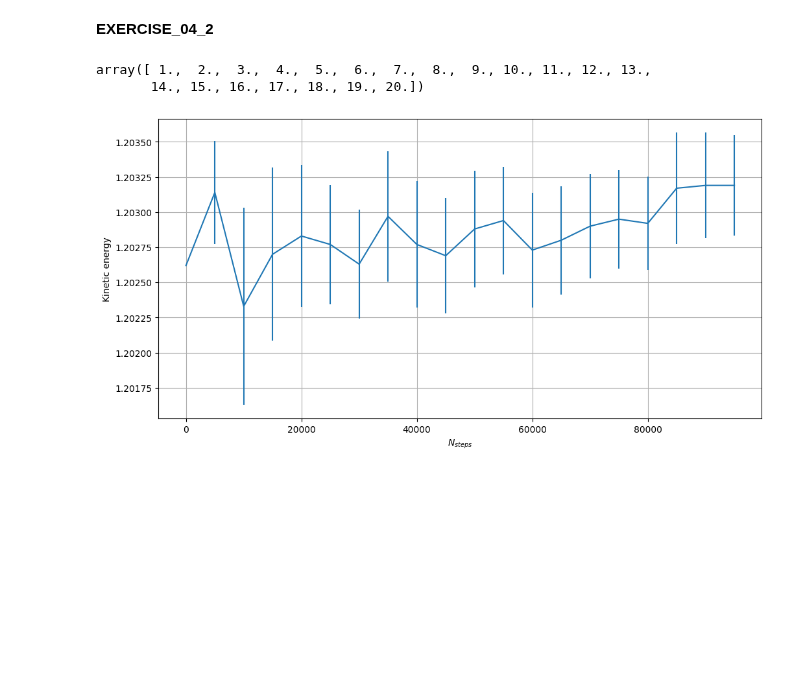
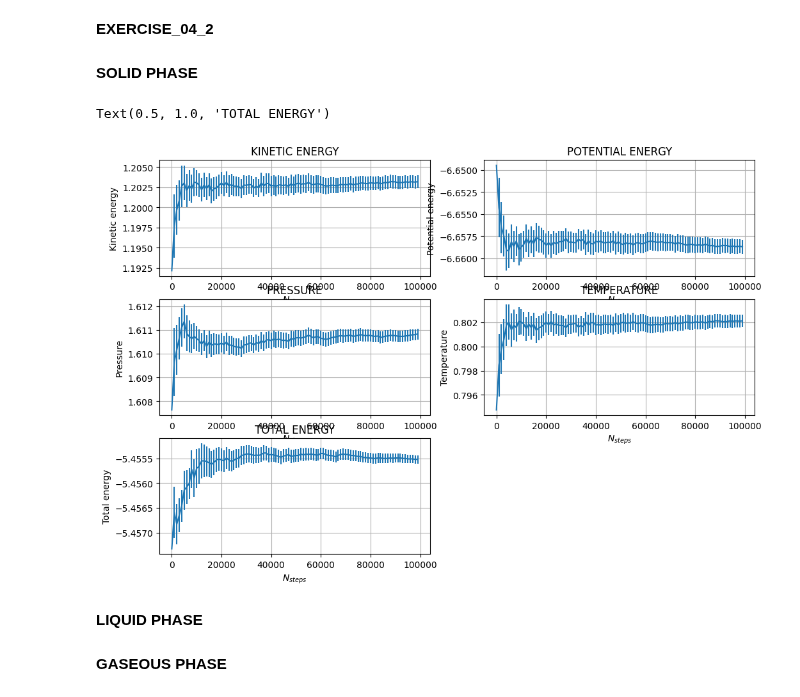
Before and after one commit to francescogrienti/NumericalSimulationLaboratory, a Jupyter notebook: LSN_lecture_04/exercise_4_02/exercise_4_02.ipynb, the cells around one changed output. Drawn from its saved outputs; the diff is of its cells as text; code cells hidden in the pictures; blank space fills up the shorter version.

```diff
--- a/LSN_lecture_04/exercise_4_02/exercise_4_02.ipynb
+++ b/LSN_lecture_04/exercise_4_02/exercise_4_02.ipynb
@@ -7,25 +7,58 @@ import numpy as np
 import math
 import scipy
 import os
+# %% [markdown]
+**SOLID PHASE**
 # %%
-data_solid = np.loadtxt("/home/francesco/NumericalSimulationLaboratory/LSN_lecture_04/exercise_4_02/NSL_SIMULATOR/OUTPUT/OUTPUT_SOLID/kinetic_energy.dat")
+kinetic_energy = np.loadtxt("/home/francesco/NumericalSimulationLaboratory/LSN_lecture_04/exercise_4_02/NSL_SIMULATOR/OUTPUT/OUTPUT_SOLID/kinetic_energy.dat")
+potential_energy = np.loadtxt("/home/francesco/NumericalSimulationLaboratory/LSN_lecture_04/exercise_4_02/NSL_SIMULATOR/OUTPUT/OUTPUT_SOLID/potential_energy.dat")
+pressure = np.loadtxt("/home/francesco/NumericalSimulationLaboratory/LSN_lecture_04/exercise_4_02/NSL_SIMULATOR/OUTPUT/OUTPUT_SOLID/pressure.dat")
+temperature = np.loadtxt("/home/francesco/NumericalSimulationLaboratory/LSN_lecture_04/exercise_4_02/NSL_SIMULATOR/OUTPUT/OUTPUT_SOLID/temperature.dat")
+total_energy = np.loadtxt("/home/francesco/NumericalSimulationLaboratory/LSN_lecture_04/exercise_4_02/NSL_SIMULATOR/OUTPUT/OUTPUT_SOLID/total_energy.dat")
-# %%
-data_solid[:,0]
-# %% [output]
-array([ 1.,  2.,  3.,  4.,  5.,  6.,  7.,  8.,  9., 10., 11., 12., 13.,
-       14., 15., 16., 17., 18., 19., 20.])
 # %%
 M = 100000 #Number of throws
-N = 20 #Number of blocks
+N = 100 #Number of blocks
 L = (int)(M/N)#Number of throws per block
 x = np.arange(N)
 x *= L
 # %%
-plt.figure(figsize=(12,6))
-plt.errorbar(x,data_solid[:,2],yerr=data_solid[:,3])
-plt.xlabel('$N_{steps}$')
-plt.ylabel('Kinetic energy')
-plt.grid(True)
-plt.show()
+fig = plt.figure(figsize=(12,8))
+
+ax_1 = fig.add_subplot(3, 2, 1)
+ax_1.errorbar(x,kinetic_energy[:,2],yerr=kinetic_energy[:,3])
+ax_1.set_xlabel('$N_{steps}$')
+ax_1.set_ylabel('Kinetic energy')
+ax_1.grid(True)
+ax_1.set_title("KINETIC ENERGY")
+
+
+ax_2 = fig.add_subplot(3, 2, 2)
+ax_2.errorbar(x,potential_energy[:,2],yerr=potential_energy[:,3])
+ax_2.set_xlabel('$N_{steps}$')
+ax_2.set_ylabel('Potential energy')
+ax_2.grid(True)
+ax_2.set_title("POTENTIAL ENERGY")
+
+ax_3 = fig.add_subplot(3, 2, 3)
+ax_3.errorbar(x,pressure[:,2],yerr=pressure[:,3])
+ax_3.set_xlabel('$N_{steps}$')
+ax_3.set_ylabel('Pressure')
+ax_3.grid(True)
+ax_3.set_title("PRESSURE")
+
+ax_4 = fig.add_subplot(3, 2, 4)
+ax_4.errorbar(x,temperature[:,2],yerr=temperature[:,3])
+ax_4.set_xlabel('$N_{steps}$')
+ax_4.set_ylabel('Temperature')
+ax_4.grid(True)
+ax_4.set_title("TEMPERATURE")
+
+ax_5 = fig.add_subplot(3, 2, 5)
+ax_5.errorbar(x,total_energy[:,2],yerr=total_energy[:,3])
+ax_5.set_xlabel('$N_{steps}$')
+ax_5.set_ylabel('Total energy')
+ax_5.grid(True)
+ax_5.set_title("TOTAL ENERGY")
 # %% [output]
+Text(0.5, 1.0, 'TOTAL ENERGY')
-[figure, old version]
+[figure, new version]
@@ -39,0 +65,4 @@ plt.show()
+# %% [markdown]
+**LIQUID PHASE**
+# %% [markdown]
+**GASEOUS PHASE**
```
Also changed, not shown: parts of 1 cell of this notebook, 19 other files.
